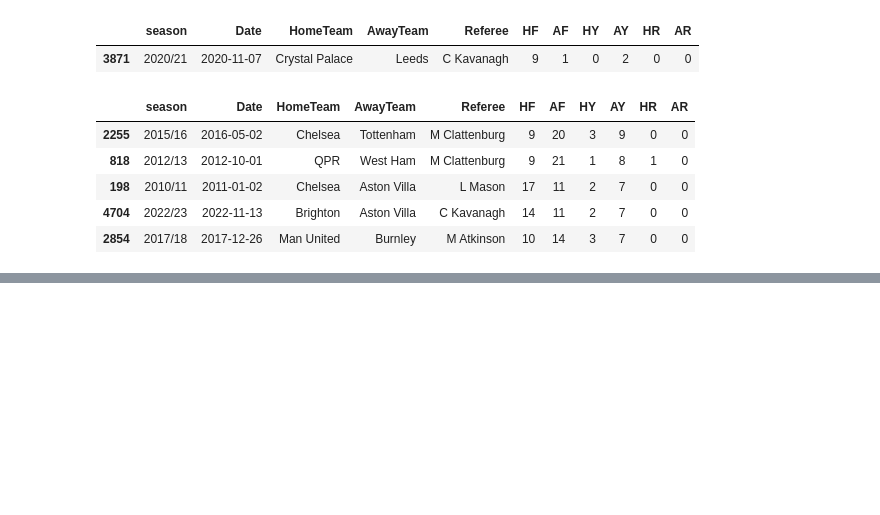
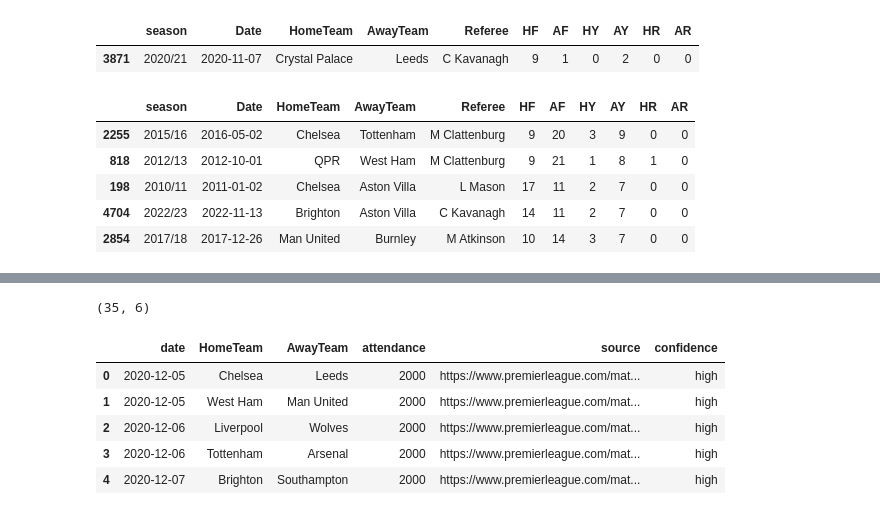
Before and after one commit to sobievh-1/referee-crowd-bias, a Jupyter notebook: notebooks/01_data.ipynb, the cells around one changed output, grey strips where cells are left out. Saved outputs shown, nothing was run; the diff lists cells and outputs as text; code cells hidden in the pictures; blank space fills up the shorter version.

```diff
--- a/notebooks/01_data.ipynb
+++ b/notebooks/01_data.ipynb
@@ -354,0 +361,12 @@ matches.sort_values("AY", ascending=False).head(5)[SHOW]
+# %%
+partial_list = pd.read_csv("../data/partial_matches.csv", parse_dates=["date"])
+print(partial_list.shape)
+partial_list.head()
+# %% [output]
+(35, 6)
+|  | date | HomeTeam | AwayTeam | attendance | source | confidence |
+| 0 | 2020-12-05 | Chelsea | Leeds | 2000 | https://www.premierleague.com/mat... | high |
+| 1 | 2020-12-05 | West Ham | Man United | 2000 | https://www.premierleague.com/mat... | high |
+| 2 | 2020-12-06 | Liverpool | Wolves | 2000 | https://www.premierleague.com/mat... | high |
+| 3 | 2020-12-06 | Tottenham | Arsenal | 2000 | https://www.premierleague.com/mat... | high |
+| 4 | 2020-12-07 | Brighton | Southampton | 2000 | https://www.premierleague.com/mat... | high |
```
Also changed, not shown: parts of 10 cells of this notebook, 3 other files.
